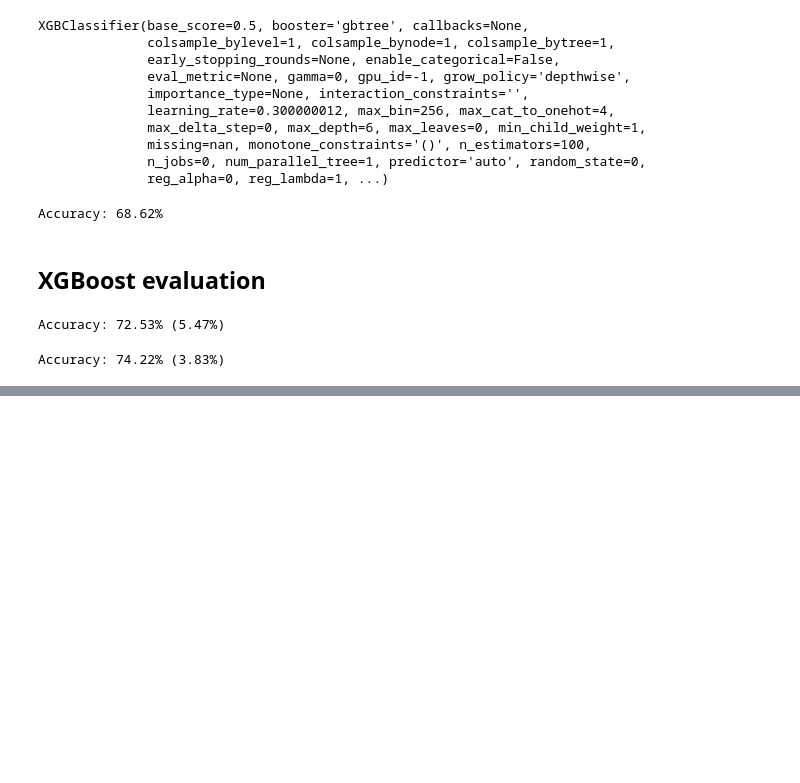
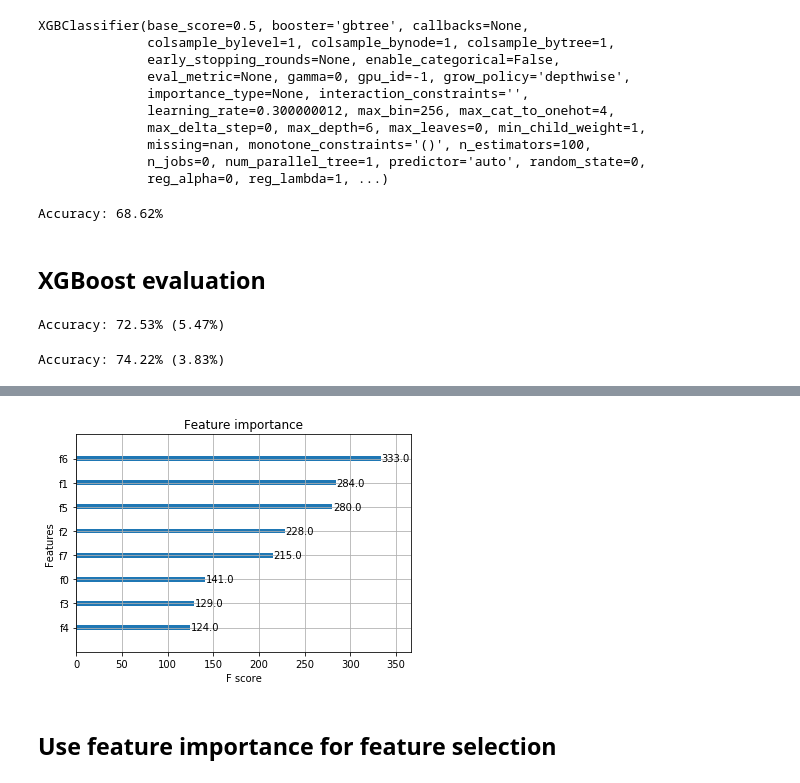
Before and after one commit to sergiomtzlosa/qml-notebooks, a Jupyter notebook: classical-ml/05 - xgboost_example.ipynb, the cells around one changed output, grey strips where cells are left out. Drawn from its saved outputs; the diff is of its cells as text; code cells hidden in the pictures; blank space fills up the shorter version.

```diff
--- a/classical-ml/05 - xgboost_example.ipynb
+++ b/classical-ml/05 - xgboost_example.ipynb
@@ -222,0 +271,19 @@ Accuracy: 74.22% (3.83%)
+# %%
+names = ['preg', 'plas', 'pres', 'skin', 'test', 'mass', 'pedi', 'age', 'class']
+dataset = pd.read_csv('../datasets/pima-indians-diabetes.data.csv', names = names)
+dataset = dataset.values
+# %%
+X = dataset[:,0:8]
+y = dataset[:,8]
+# %%
+# fit model on training data
+model = XGBClassifier()
+model.fit(X, y)
+
+# plot feature importance
+plot_importance(model)
+pyplot.show()
+# %% [output]
+[figure, added]
+# %% [markdown]
+## Use feature importance for feature selection
```
Also changed, not shown: parts of 39 cells of this notebook.
